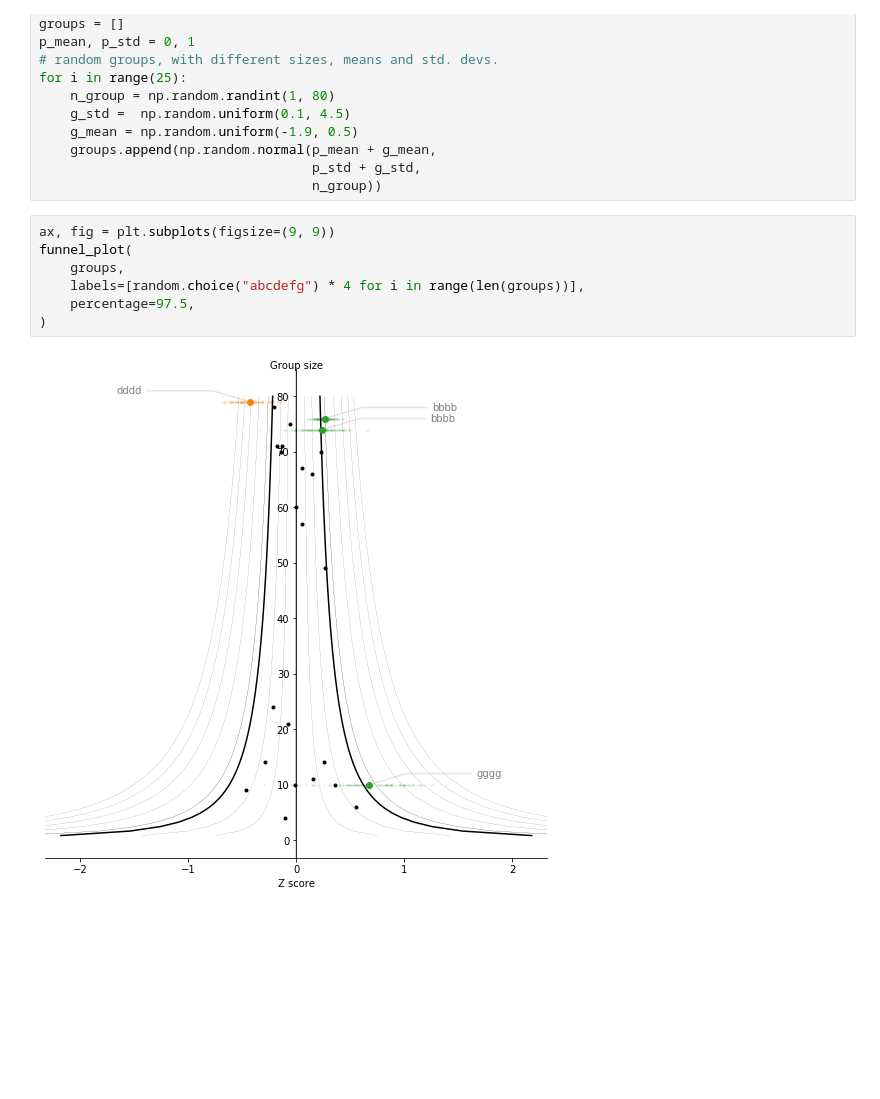
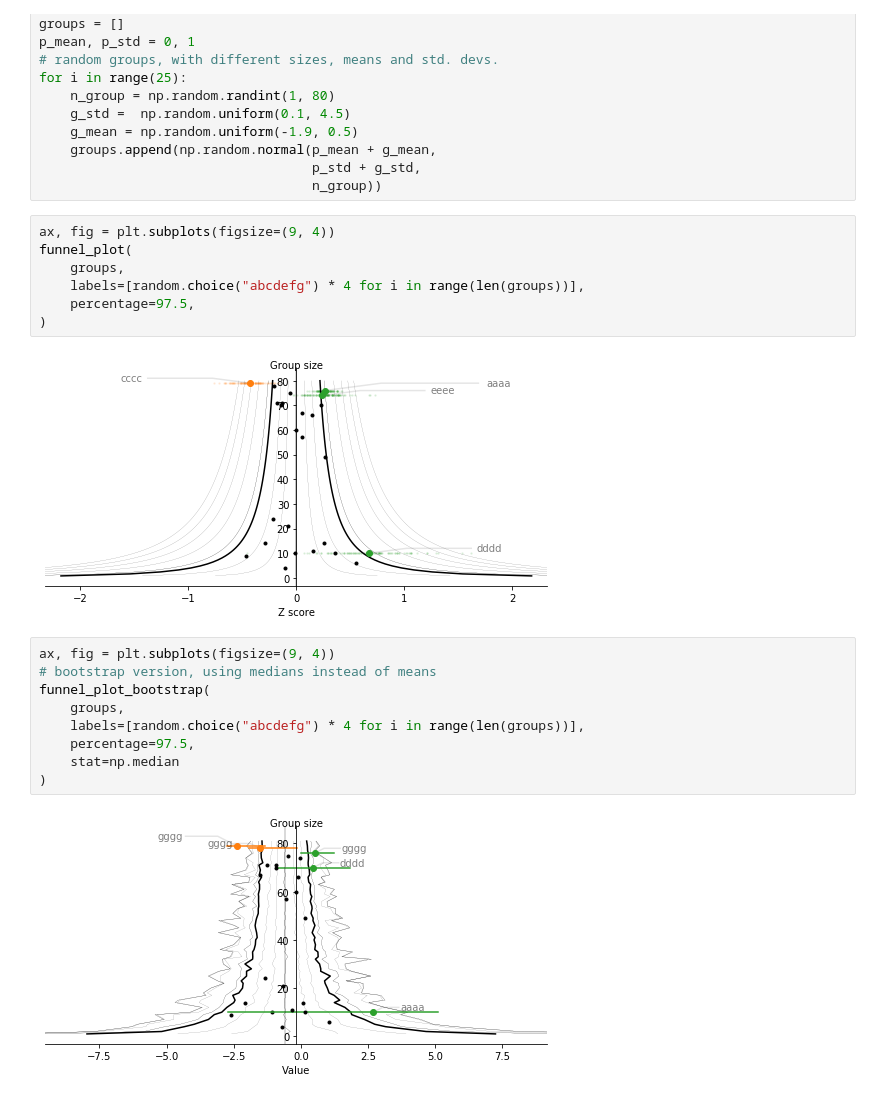
Before and after one commit to johnhw/funnelplot, a Jupyter notebook: index.ipynb, the cells around one changed output. Cells and saved outputs as stored; diff of their text form; blank space fills up the shorter version.

```diff
--- a/index.ipynb
+++ b/index.ipynb
@@ -65,11 +65,22 @@ for i in range(25):
                                    p_std + g_std,
                                    n_group))
 # %%
-ax, fig = plt.subplots(figsize=(9, 9))
+ax, fig = plt.subplots(figsize=(9, 4))
 funnel_plot(
     groups,
     labels=[random.choice("abcdefg") * 4 for i in range(len(groups))],
     percentage=97.5,
 )
 # %% [output]
-[figure, old version]
+[figure, new version]
+# %%
+ax, fig = plt.subplots(figsize=(9, 4))
+# bootstrap version, using medians instead of means
+funnel_plot_bootstrap(
+    groups,
+    labels=[random.choice("abcdefg") * 4 for i in range(len(groups))],
+    percentage=97.5,
+    stat=np.median
+)
+# %% [output]
+[figure, added]
```
Also changed, not shown: parts of 1 cell of this notebook, 10 other files.
